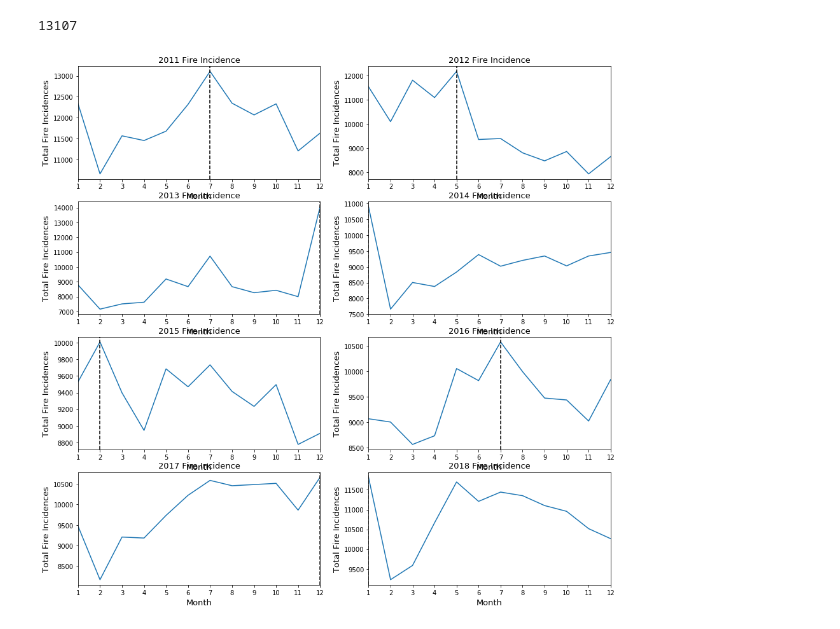
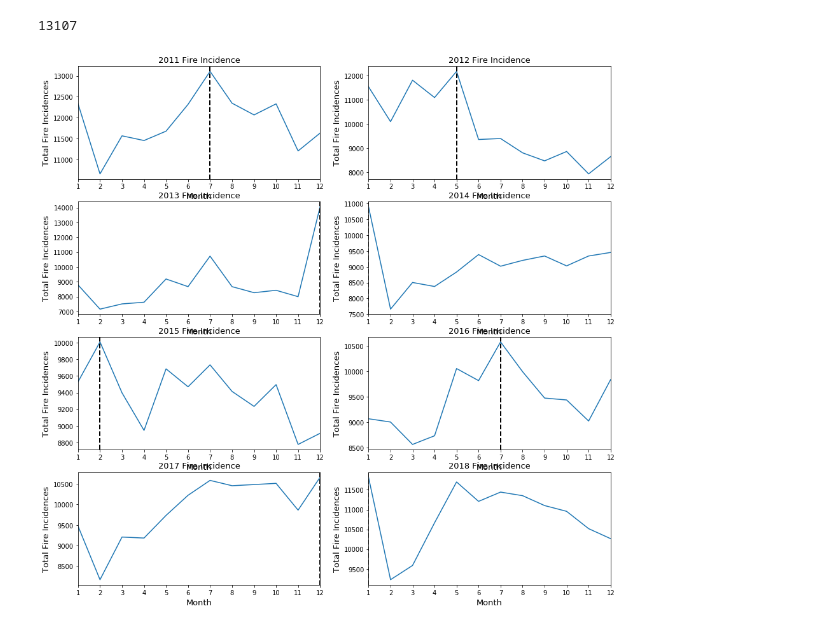
Before and after one commit to 00chengh/toronto_fire_incidents_analysis, a Jupyter notebook: TFS.ipynb, the cells around one changed output. Cells and saved outputs as stored; diff of their text form; code cells hidden in the pictures.

```diff
--- a/TFS.ipynb
+++ b/TFS.ipynb
@@ -279,28 +279,28 @@ df[0].groupby(df[0]['month']).count()['TFS Alarm Time'].max()
 # %%
 fig, axes= plt.subplots(nrows=4, ncols=2, figsize=(15,15))
 
 for i, ax in enumerate(axes.flatten()):
 
 
     df[i]['month'] = pd.DatetimeIndex(df[i]['TFS Alarm Time']).month
     maximum = df[i].groupby(df[i]['month']).count()['TFS Alarm Time'].values.argmax() + 1
 
     ix = np.unravel_index(i, axes.shape)
 
 #     (df[i].groupby(df[i]['month']).count()['TFS Alarm Time']).plot(ax=axes[ix],
 #                                                                    figsize=(15,17),
 #                                                                   xticks=np.arange(1,13,1))
 
     ax.plot(np.arange(1,13), df[i].groupby(df[i]['month']).count()['TFS Alarm Time'])
 
 
-    ax.axvline(x=maximum, color='black', linestyle='--', )
+    ax.axvline(x=maximum, color='black', linestyle='--', linewidth=2)
     ax.set_xticks(np.arange(1,13,1))
     ax.set_xlabel('Month', size=13)
     ax.set_ylabel('Total Fire Incidences', size=13)
     ax.set_title(f'201{i+1} Fire Incidence', size=13)
     ax.set_xlim(1,12)
 
 plt.show()
 # %% [output]
-[figure, old version]
+[figure, new version]
```
Also changed, not shown: 1 other file.
